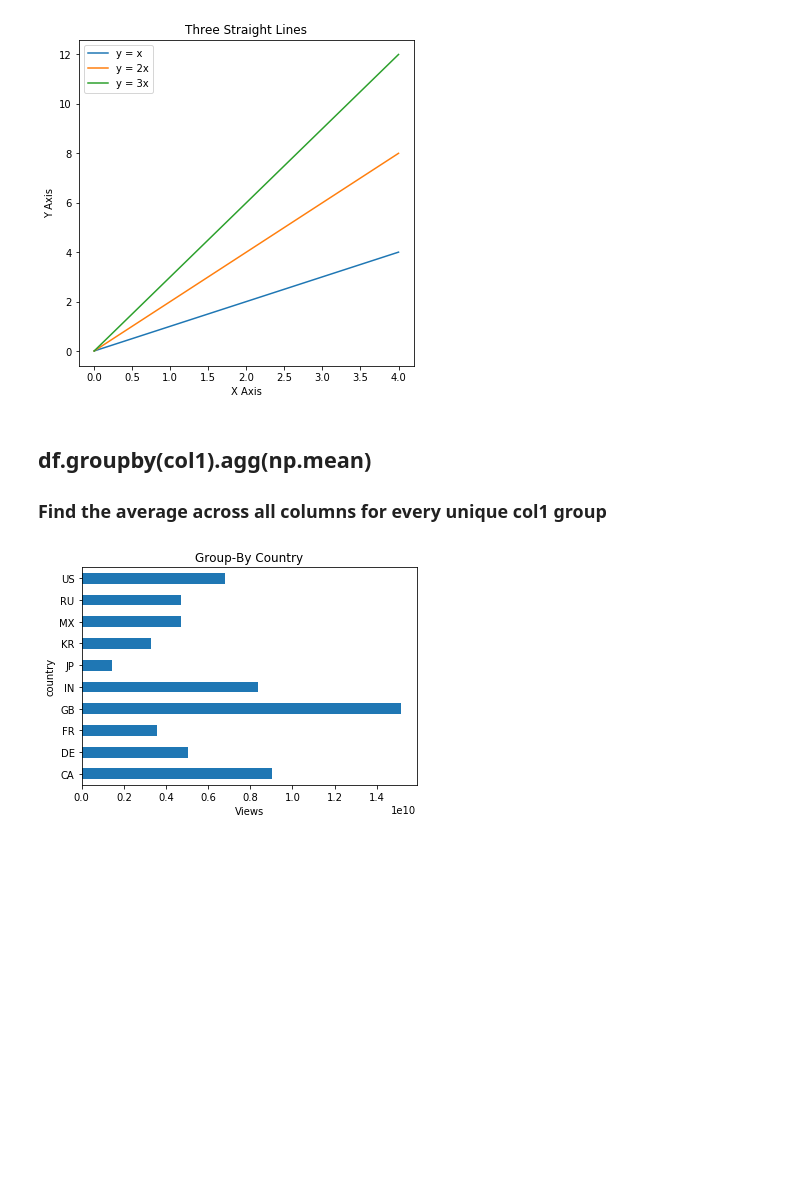
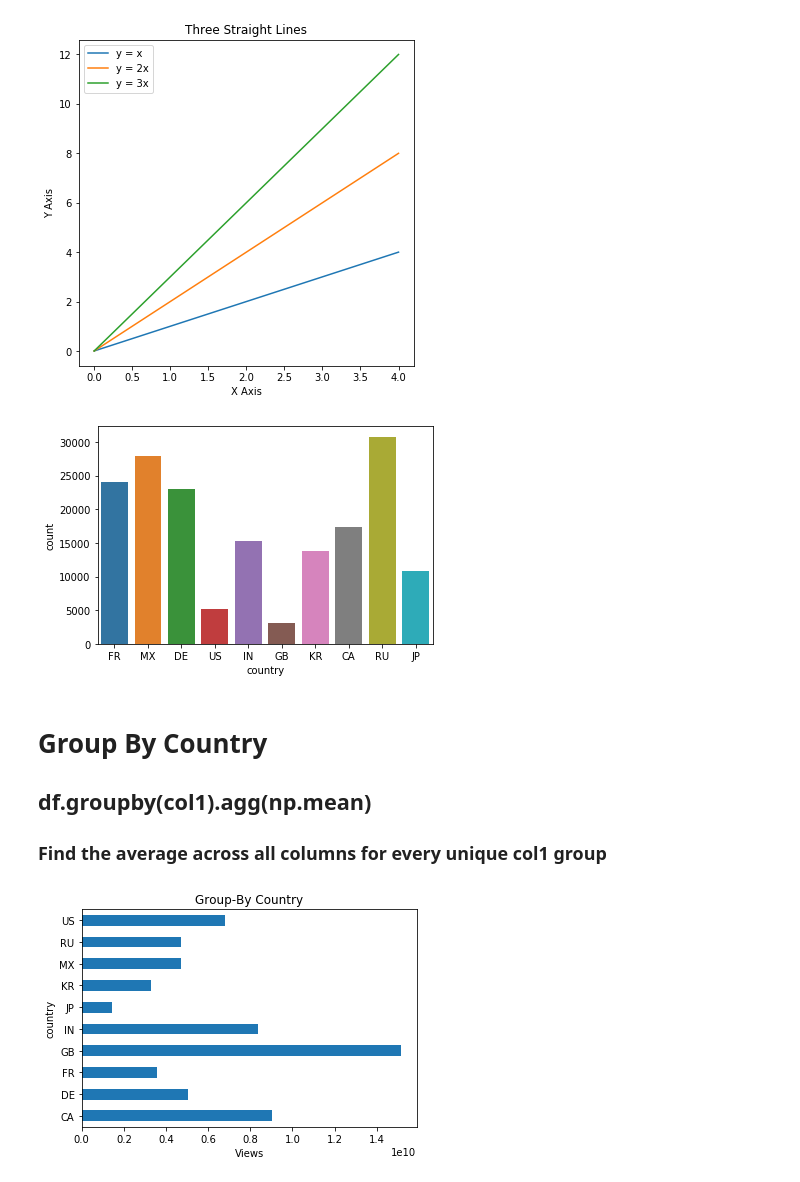
Before and after one commit to perezrm/YouTube_rmp, a Jupyter notebook: YouTube-data-copy.ipynb, the cells around one changed output. Saved outputs shown, nothing was run; the diff lists cells and outputs as text; code cells hidden in the pictures; blank space fills up the shorter version.

```diff
--- a/YouTube-data-copy.ipynb
+++ b/YouTube-data-copy.ipynb
@@ -194,7 +194,12 @@ plt.legend(loc = 'best')
 plt.show()
 # %% [output]
 [figure]
+# %%
+sns.countplot(x = 'country', data = df);
+# %% [output]
+[figure, added]
 # %% [markdown]
+# Group By Country
 ## df.groupby(col1).agg(np.mean)
 ### Find the average across all columns for every unique col1 group
 # %%
```
Also changed, not shown: parts of 13 cells of this notebook.
